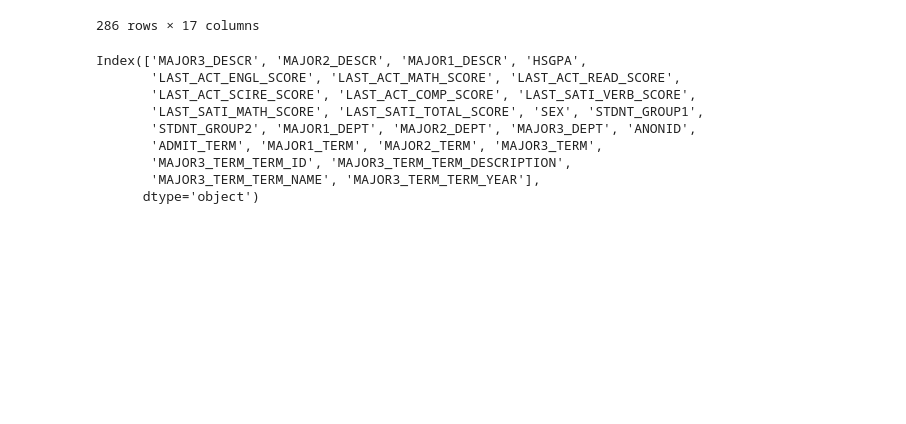
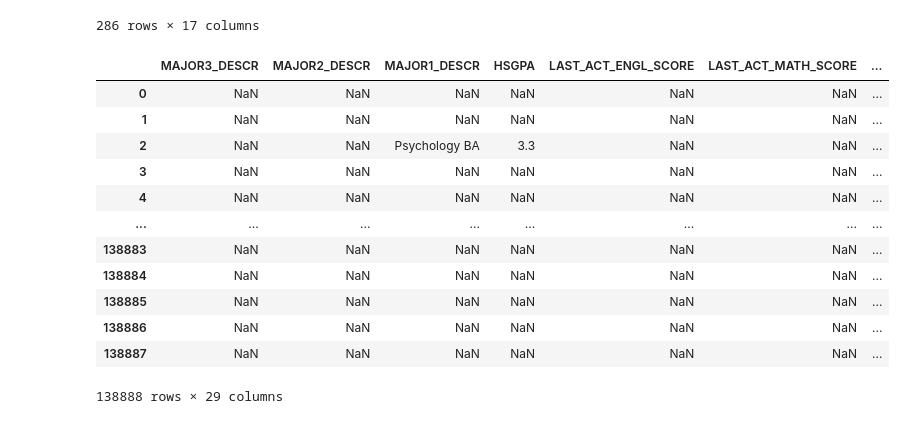
Before and after one commit to MADS-593-Project/Project, a Jupyter notebook: scripts/austin-exploratory.ipynb, the cells around one changed output. Cells and saved outputs as stored; diff of their text form; code cells hidden in the pictures; blank space fills up the shorter version.

Commit message:
update merge_record merge joiner

```diff
--- a/scripts/austin-exploratory.ipynb
+++ b/scripts/austin-exploratory.ipynb
@@ -389,28 +388,51 @@ df_bls_all_filtered_L0
 | 45 | L0 | Total | Natural resources, construction, ... | Natural resources, construction, ... | Office and administrative support... | Production occupations | 10081.0 | 9700.0 | ... |
 | 47 | L0 | Total | Natural resources, construction, ... | Natural resources, construction, ... | Office and administrative support... | Transportation and material movin... | 8488.0 | 8320.0 | ... |
 286 rows × 17 columns
-# %%
-
-# https://catalog.umd.umich.edu/graduate/coursesaz/
-
-from bokeh.sampledata.penguins import data
-df = data.copy()
-
-
-df
-merge_course_df['SUBJECT'].unique()
-
-merge_record_df
-# %% [output]
-Index(['MAJOR3_DESCR', 'MAJOR2_DESCR', 'MAJOR1_DESCR', 'HSGPA',
-       'LAST_ACT_ENGL_SCORE', 'LAST_ACT_MATH_SCORE', 'LAST_ACT_READ_SCORE',
-       'LAST_ACT_SCIRE_SCORE', 'LAST_ACT_COMP_SCORE', 'LAST_SATI_VERB_SCORE',
-       'LAST_SATI_MATH_SCORE', 'LAST_SATI_TOTAL_SCORE', 'SEX', 'STDNT_GROUP1',
-       'STDNT_GROUP2', 'MAJOR1_DEPT', 'MAJOR2_DEPT', 'MAJOR3_DEPT', 'ANONID',
-       'ADMIT_TERM', 'MAJOR1_TERM', 'MAJOR2_TERM', 'MAJOR3_TERM',
-       'MAJOR3_TERM_TERM_ID', 'MAJOR3_TERM_TERM_DESCRIPTION',
-       'MAJOR3_TERM_TERM_NAME', 'MAJOR3_TERM_TERM_YEAR'],
-      dtype='object')
+# %%
+
+# https://catalog.umd.umich.edu/graduate/coursesaz/
+
+from bokeh.sampledata.penguins import data
+
+merge_record_df
+# [''].unique()
+
+
+
+
+df_majors = pd.read_excel('../assets/majors.xlsx', sheet_name='majors', header=0)
+
+record_occupation_df = pd.merge(merge_record_df,
+                            df_majors,
+                            how='left',
+                            left_on='MAJOR1_DESCR',
+                            right_on='MAJOR')
+
+
+
+# ['ACC', 'AMCULT', 'ANTHRBIO', 'ARTDES', 'ASIAN', 'ASTRO', 'BE',
+#        'BIOLOGY', 'BIT', 'BUDDHST', 'CHEM', 'CICS', 'CLCIV', 'CMPTRSC',
+#        'COMM', 'DANCE', 'ECON', 'EECS', 'ENGLISH', 'ENGR', 'FIN',
+#        'GEOSCI', 'GTBOOKS', 'HISTORY', 'LHC', 'LING', 'MATH', 'MCDB',
+#        'MECHENG', 'MO', 'NURS', 'OB', 'OM', 'OMS', 'PHIL', 'PHYSICS',
+#        'POLSCI', 'PSYCH', 'RELIGION', 'SMS', 'SOC', 'SPANISH', 'STATS',
+#        'STRATEGY', 'WOMENSTD', 'FRENCH', 'MKT', 'ANTHRCUL', 'UC']
+
+record_occupation_df.where(record_occupation_df['MAJOR1_DESCR'] == 'Psychology BA')
+# %% [output]
+|  | MAJOR3_DESCR | MAJOR2_DESCR | MAJOR1_DESCR | HSGPA | LAST_ACT_ENGL_SCORE | LAST_ACT_MATH_SCORE | ... |
+| 0 | NaN | NaN | NaN | NaN | NaN | NaN | ... |
+| 1 | NaN | NaN | NaN | NaN | NaN | NaN | ... |
+| 2 | NaN | NaN | Psychology BA | 3.3 | NaN | NaN | ... |
+| 3 | NaN | NaN | NaN | NaN | NaN | NaN | ... |
+| 4 | NaN | NaN | NaN | NaN | NaN | NaN | ... |
+| ... | ... | ... | ... | ... | ... | ... | ... |
+| 138883 | NaN | NaN | NaN | NaN | NaN | NaN | ... |
+| 138884 | NaN | NaN | NaN | NaN | NaN | NaN | ... |
+| 138885 | NaN | NaN | NaN | NaN | NaN | NaN | ... |
+| 138886 | NaN | NaN | NaN | NaN | NaN | NaN | ... |
+| 138887 | NaN | NaN | NaN | NaN | NaN | NaN | ... |
+138888 rows × 29 columns
 # %%
 from itertools import product
 from bokeh.io import show
```
Also changed, not shown: parts of 3 cells of this notebook, 3 other files.
